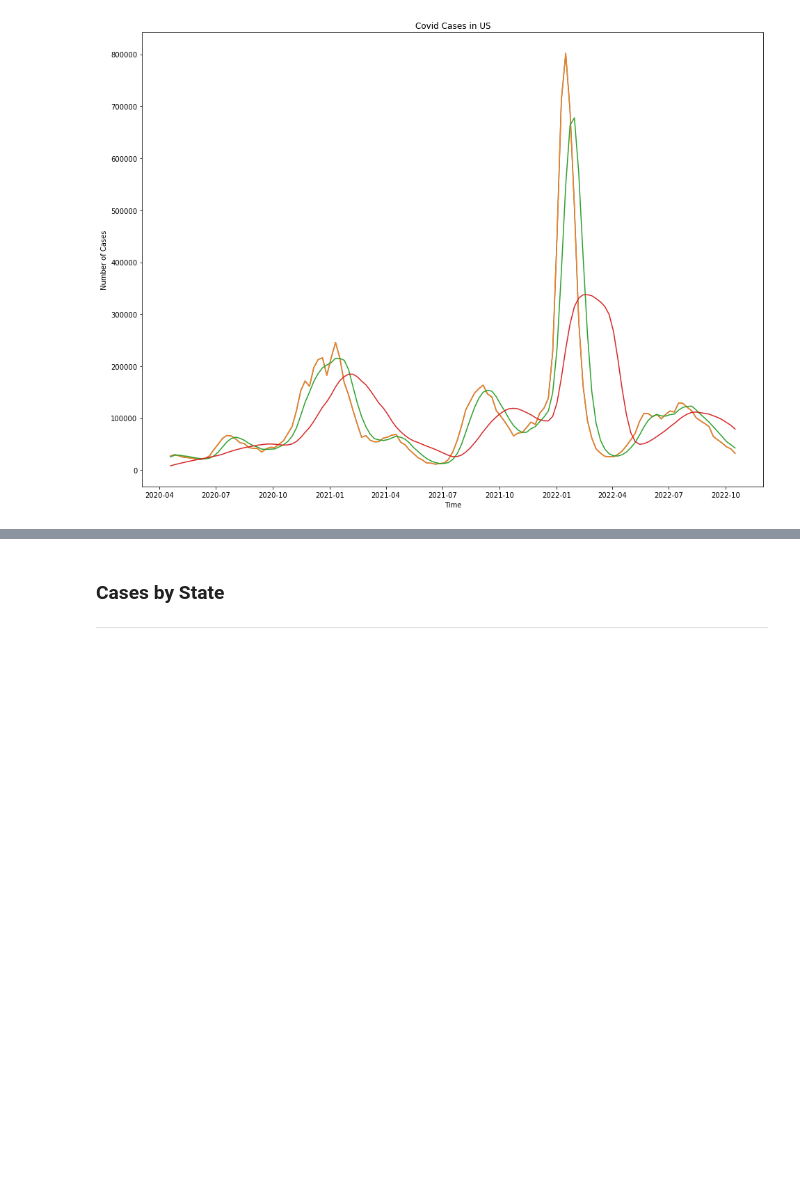
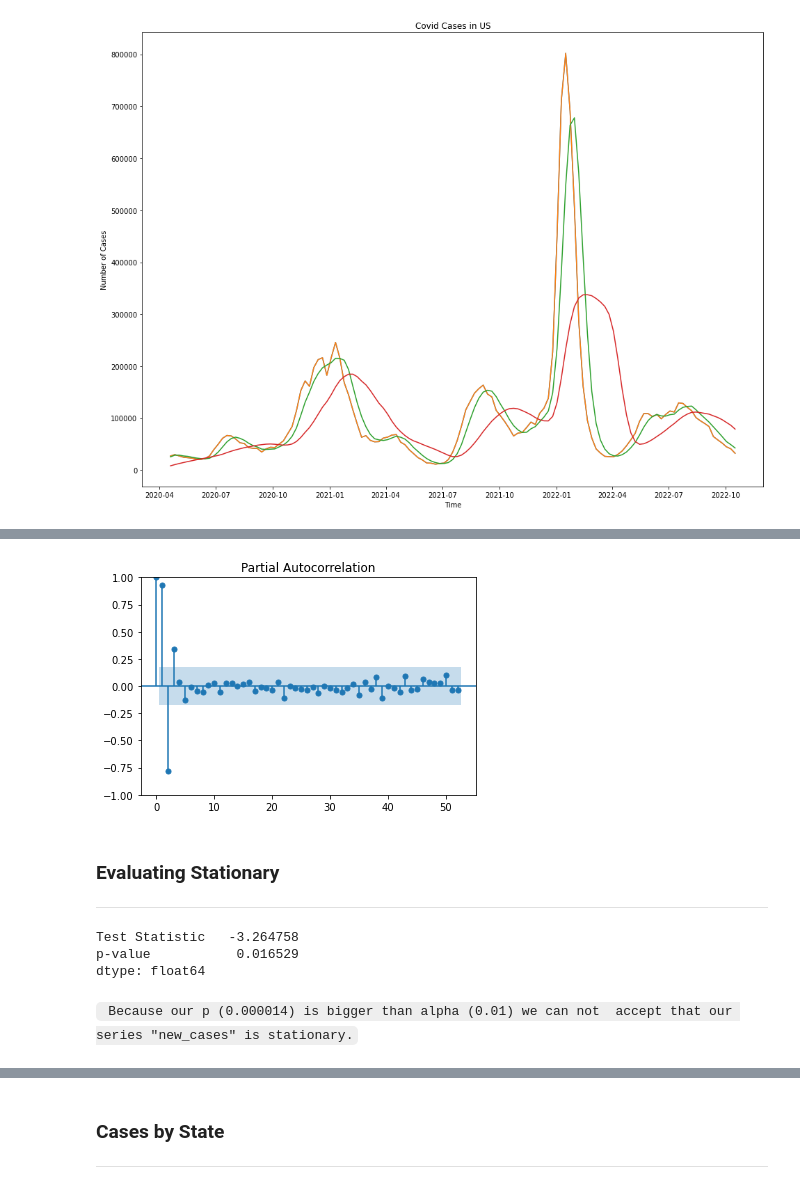
Before and after one commit to DeeVerma1/Project-4, a Jupyter notebook: code/02.1 - EDA_COVID_Cases.ipynb, the cells around one changed output, grey strips where cells are left out. Drawn from its saved outputs; the diff is of its cells as text; code cells hidden in the pictures; blank space fills up the shorter version.

```diff
--- a/code/02.1 - EDA_COVID_Cases.ipynb
+++ b/code/02.1 - EDA_COVID_Cases.ipynb
@@ -228,0 +253,21 @@ plt.ylabel('Number of Cases');
+# %%
+plot_pacf(df['new_case'], lags = 52,method='ywm' );
+# %% [output]
+[figure, added]
+# %% [markdown]
+### Evaluating Stationary
+---
+# %%
+# Code written by Joseph Nelson.
+def interpret_dftest(dftest):
+    dfoutput = pd.Series(dftest[0:2], index=['Test Statistic','p-value'])
+    return dfoutput
+
+# Run ADF test on original (non-differenced!) data.
+interpret_dftest(adfuller(df['new_case']))
+# %% [output]
+Test Statistic   -3.264758
+p-value           0.016529
+dtype: float64
+# %% [markdown]
+` Because our p (0.000014) is bigger than alpha (0.01) we can not  accept that our series "new_cases" is stationary.`
```
Also changed, not shown: parts of 29 cells of this notebook, 1 other file.
